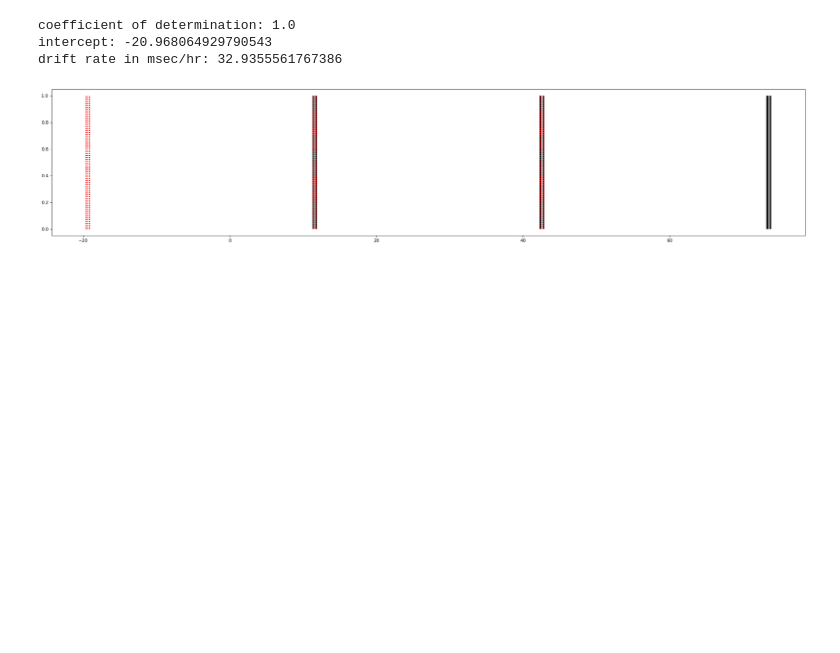
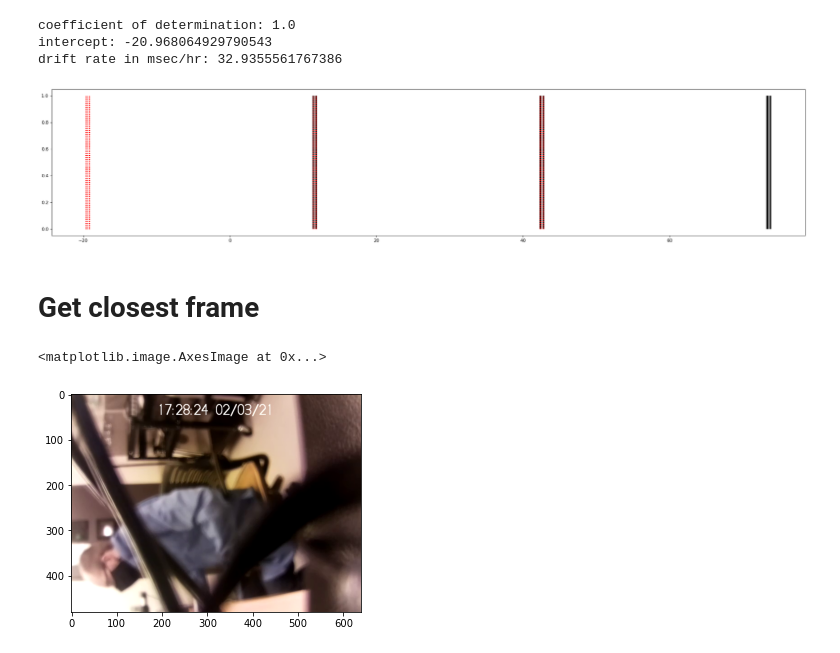
Before and after one commit to CSC-UW/barcode_sync, a Jupyter notebook: e3vision_sync.ipynb, the cells around one changed output. Cells and saved outputs as stored; diff of their text form; code cells hidden in the pictures; blank space fills up the shorter version.

Commit message:
Have ability to grab closest frame to target SGLX time

```diff
--- a/e3vision_sync.ipynb
+++ b/e3vision_sync.ipynb
@@ -202,3 +202,5 @@ visualize_mapping(sglx_rising_edges, ni_barcode_rising_edges, model)
 [figure]
 # %%
 remapped_frame_times = model.predict(ni_frame_times.reshape((-1, 1))) # frame times in SGLX space
+# %% [markdown]
+# Get closest frame
@@ -204,0 +209,9 @@ remapped_frame_times = model.predict(ni_frame_times.reshape((-1, 1))) # frame ti
+# %%
+frame_number = (np.abs(remapped_frame_times - sglx_toi)).argmin()
+cap.set(cv2.CAP_PROP_POS_FRAMES, frame_number)
+ret, frame = cap.read()
+# %%
+plt.imshow(cv2.cvtColor(frame, cv2.COLOR_BGR2RGB))
+# %% [output]
+<matplotlib.image.AxesImage at 0x...>
+[figure, added]
```
Also changed, not shown: parts of 2 cells of this notebook.
